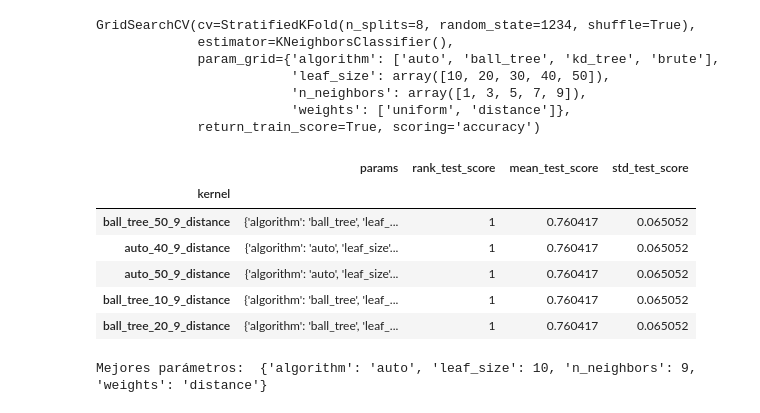
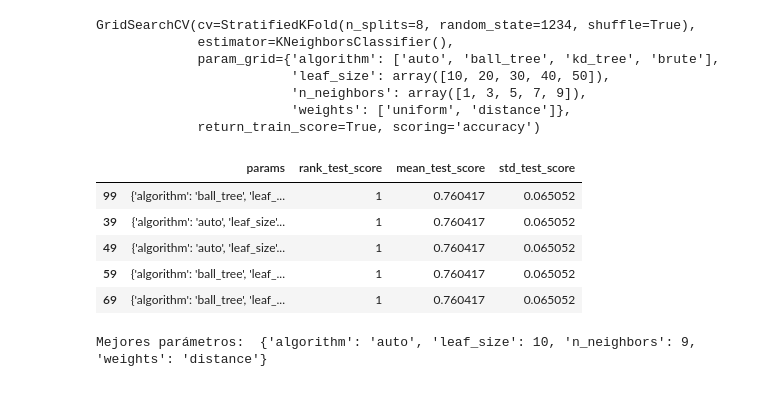
Before and after one commit to alberto-mm/TFM-diagnostico-diabetes-IA, a Jupyter notebook: knn.ipynb, the cells around one changed output. Drawn from its saved outputs; the diff is of its cells as text; code cells hidden in the pictures.

```diff
--- a/knn.ipynb
+++ b/knn.ipynb
@@ -169,21 +169,17 @@ GridSearchCV(cv=StratifiedKFold(n_splits=8, random_state=1234, shuffle=True),
                          'weights': ['uniform', 'distance']},
              return_train_score=True, scoring='accuracy')
 # %%
-# Visualización de los resultados de la búsqueda
+# Visualización de los resultados de la búsqueda ordenados de mejor a peor
 df_resultados = pd.DataFrame(grid.cv_results_)
 df_resultados = df_resultados.sort_values(by=['rank_test_score'])
-df_resultados = df_resultados.set_index(
-    df_resultados["params"].apply(lambda x: '_'.join(str(val) for val in x.values()))
-).rename_axis("kernel")
 df_resultados[['params', 'rank_test_score', 'mean_test_score', 'std_test_score']].head()
 # %% [output]
 |  | params | rank_test_score | mean_test_score | std_test_score |
-| kernel |  |  |  |  |
-| ball_tree_50_9_distance | {'algorithm': 'ball_tree', 'leaf_... | 1 | 0.760417 | 0.065052 |
-| auto_40_9_distance | {'algorithm': 'auto', 'leaf_size'... | 1 | 0.760417 | 0.065052 |
-| auto_50_9_distance | {'algorithm': 'auto', 'leaf_size'... | 1 | 0.760417 | 0.065052 |
-| ball_tree_10_9_distance | {'algorithm': 'ball_tree', 'leaf_... | 1 | 0.760417 | 0.065052 |
-| ball_tree_20_9_distance | {'algorithm': 'ball_tree', 'leaf_... | 1 | 0.760417 | 0.065052 |
+| 99 | {'algorithm': 'ball_tree', 'leaf_... | 1 | 0.760417 | 0.065052 |
+| 39 | {'algorithm': 'auto', 'leaf_size'... | 1 | 0.760417 | 0.065052 |
+| 49 | {'algorithm': 'auto', 'leaf_size'... | 1 | 0.760417 | 0.065052 |
+| 59 | {'algorithm': 'ball_tree', 'leaf_... | 1 | 0.760417 | 0.065052 |
+| 69 | {'algorithm': 'ball_tree', 'leaf_... | 1 | 0.760417 | 0.065052 |
 # %%
 # Se muestran los mejores parámetros
 print('Mejores parámetros: ', grid.best_params_)
```
Also changed, not shown: 3 other files.
